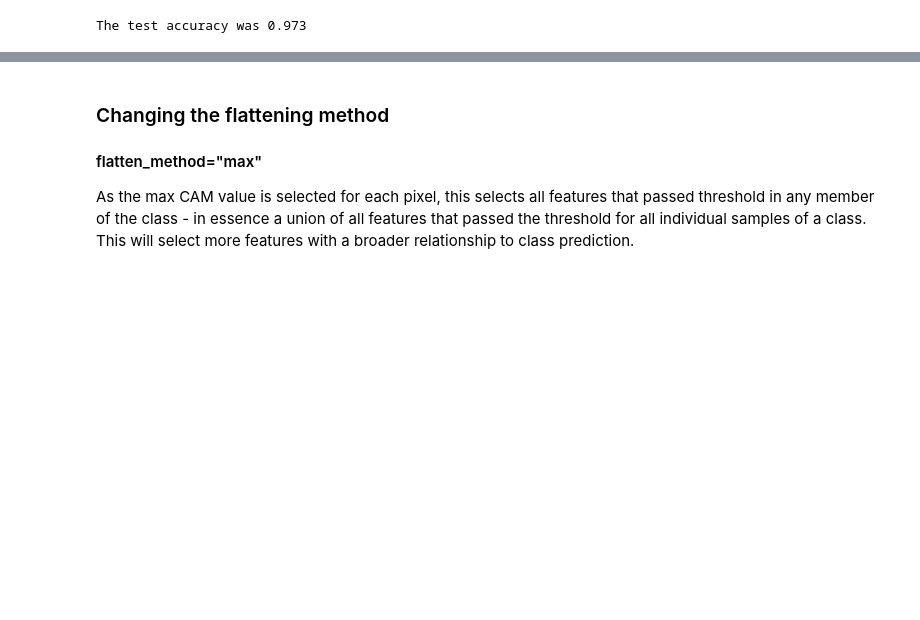
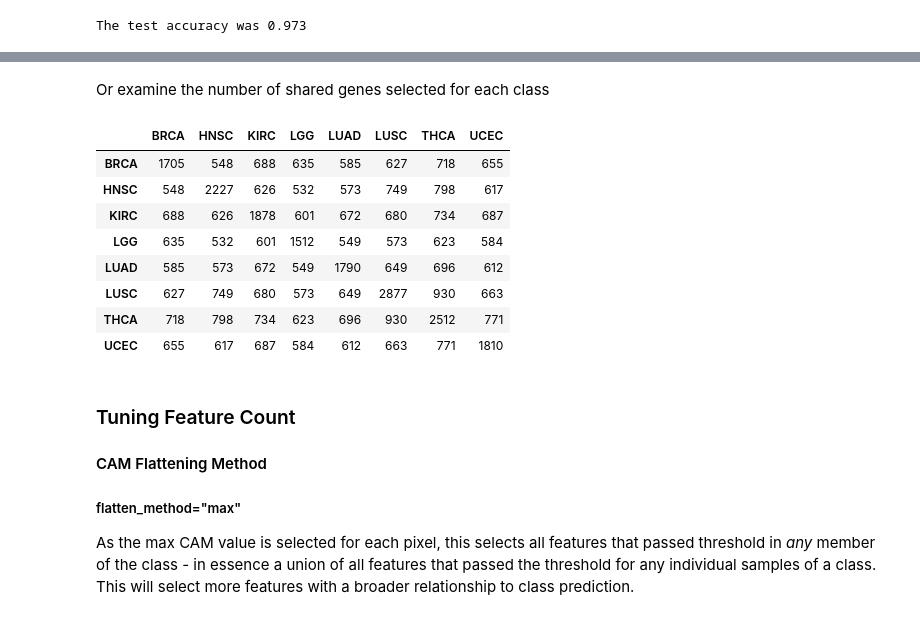
Before and after one commit to alok-ai-lab/pyDeepInsight, a Jupyter notebook: examples/cam_feature_selection.ipynb, the cells around one changed output, grey strips where cells are left out. Saved outputs shown, nothing was run; the diff lists cells and outputs as text; code cells hidden in the pictures; blank space fills up the shorter version.

```diff
--- a/examples/cam_feature_selection.ipynb
+++ b/examples/cam_feature_selection.ipynb
@@ -199,8 +214,36 @@ _ = cam_image(X_train_tensor, y_train_tensor.detach().cpu().numpy(), class_cam,
+# %% [markdown]
+Or examine the number of shared genes selected for each class
+# %%
+feat = pd.DataFrame()
+for cat, idx in feat_idx.items():
+    feature_names = genes[idx]
+    feat = pd.concat([feat, pd.DataFrame({'cancer':le_mapping[cat], 'gene':feature_names})])
+fdf = feat.assign(selected=1).pivot(index='cancer', columns='gene', values="selected").fillna(0).astype(int)
+
+pd.DataFrame(
+    np.matmul(fdf.values,fdf.T.values),
+    index=fdf.index.values,
+    columns=fdf.index.values
+)
+# %% [output]
+|  | BRCA | HNSC | KIRC | LGG | LUAD | LUSC | THCA | UCEC |
+| BRCA | 1705 | 548 | 688 | 635 | 585 | 627 | 718 | 655 |
+| HNSC | 548 | 2227 | 626 | 532 | 573 | 749 | 798 | 617 |
+| KIRC | 688 | 626 | 1878 | 601 | 672 | 680 | 734 | 687 |
+| LGG | 635 | 532 | 601 | 1512 | 549 | 573 | 623 | 584 |
+| LUAD | 585 | 573 | 672 | 549 | 1790 | 649 | 696 | 612 |
+| LUSC | 627 | 749 | 680 | 573 | 649 | 2877 | 930 | 663 |
+| THCA | 718 | 798 | 734 | 623 | 696 | 930 | 2512 | 771 |
+| UCEC | 655 | 617 | 687 | 584 | 612 | 663 | 771 | 1810 |
 # %% [markdown]
-### Changing the flattening method
+<a id='deepfeature_tune'></a>
+### Tuning Feature Count
 
-#### flatten_method="max"
-As the max CAM value is selected for each pixel, this selects all features that passed threshold in any member of the class - in essence a union of all features that passed the threshold for all individual samples of a class. This will select more features with a broader relationship to class prediction.
+<a id='deepfeature_camflat'></a>
+#### CAM Flattening Method
+
+##### flatten_method="max"
+As the max CAM value is selected for each pixel, this selects all features that passed threshold in *any* member of the class - in essence a union of all features that passed the threshold for any individual samples of a class. This will select more features with a broader relationship to class prediction.
 # %%
 fl_method = 'max'
 
```
Also changed, not shown: parts of 21 cells of this notebook.
